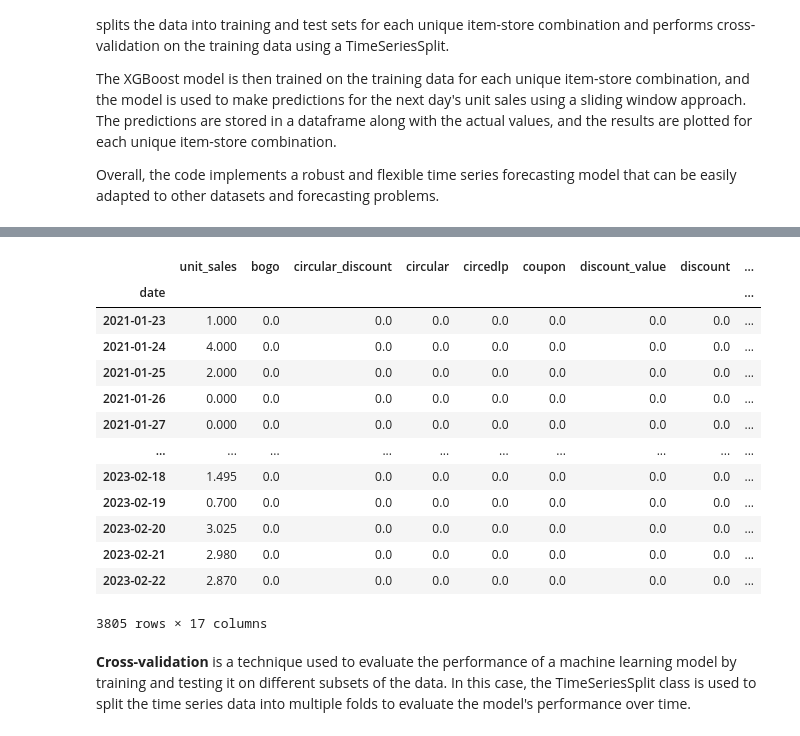
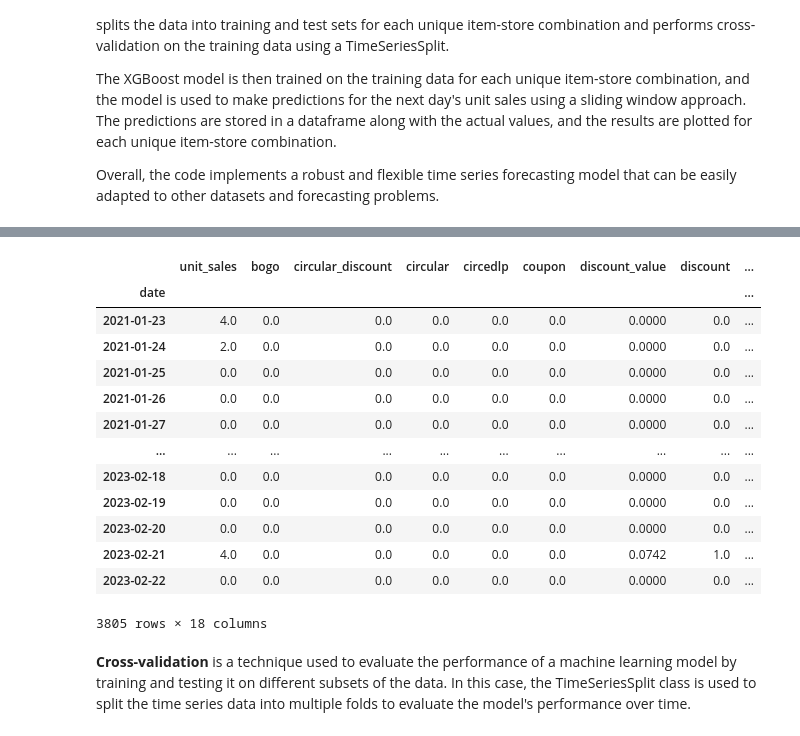
Before and after one commit to mgmicael77/FORECAST, a Jupyter notebook: xgboost-rc.ipynb, the cells around one changed output, grey strips where cells are left out. Cells and saved outputs as stored; diff of their text form; code cells hidden in the pictures.

```diff
--- a/xgboost-rc.ipynb
+++ b/xgboost-rc.ipynb
@@ -37,47 +37,47 @@ data = pd.read_csv(total_csv_path)
 data = data[data['store'] == 548]
 
 # Add 'unique_id' column
 #data['unique_id'] = data['item_nbr'].astype(str) + '_' + data['store'].astype(str)
 data['unique_id'] = data['item_nbr'].astype(int)
 
 # Drop 'item_nbr' and 'store' columns
 data.drop(['item_nbr', 'store'], axis=1, inplace=True)
 
 # Select 1 random unique_ids and filter the data
-#random_unique_ids = random.sample(list(data['unique_id'].unique()), 5)
-random_unique_ids = data['unique_id'].unique()
+random_unique_ids = random.sample(list(data['unique_id'].unique()), 5)
+#random_unique_ids = data['unique_id'].unique()
 data = data[data['unique_id'].isin(random_unique_ids)]
 
 #data = data.drop('index', axis=1)
 # Sort the data by 'unique_id' and 'date'
 data.sort_values(by=['unique_id', 'date'], inplace=True)
 
 # Convert the date column to a datetime object and set it as the index
 data['date'] = pd.to_datetime(data['date'])
 data.set_index('date', inplace=True)
 
 # Assuming the data is already loaded into the DataFrame 'data'
 data['category'] = data['category'].fillna('undefined')
 
 # One-hot encoding for the 'category' column if there are more categories
 data = pd.get_dummies(data, columns=['category'])
 
 data
 # %% [output]
 |  | unit_sales | bogo | circular_discount | circular | circedlp | coupon | discount_value | discount | ... |
 | date |  |  |  |  |  |  |  |  | ... |
-| 2021-01-23 | 1.000 | 0.0 | 0.0 | 0.0 | 0.0 | 0.0 | 0.0 | 0.0 | ... |
-| 2021-01-24 | 4.000 | 0.0 | 0.0 | 0.0 | 0.0 | 0.0 | 0.0 | 0.0 | ... |
-| 2021-01-25 | 2.000 | 0.0 | 0.0 | 0.0 | 0.0 | 0.0 | 0.0 | 0.0 | ... |
-| 2021-01-26 | 0.000 | 0.0 | 0.0 | 0.0 | 0.0 | 0.0 | 0.0 | 0.0 | ... |
-| 2021-01-27 | 0.000 | 0.0 | 0.0 | 0.0 | 0.0 | 0.0 | 0.0 | 0.0 | ... |
+| 2021-01-23 | 4.0 | 0.0 | 0.0 | 0.0 | 0.0 | 0.0 | 0.0000 | 0.0 | ... |
+| 2021-01-24 | 2.0 | 0.0 | 0.0 | 0.0 | 0.0 | 0.0 | 0.0000 | 0.0 | ... |
+| 2021-01-25 | 0.0 | 0.0 | 0.0 | 0.0 | 0.0 | 0.0 | 0.0000 | 0.0 | ... |
+| 2021-01-26 | 0.0 | 0.0 | 0.0 | 0.0 | 0.0 | 0.0 | 0.0000 | 0.0 | ... |
+| 2021-01-27 | 0.0 | 0.0 | 0.0 | 0.0 | 0.0 | 0.0 | 0.0000 | 0.0 | ... |
 | ... | ... | ... | ... | ... | ... | ... | ... | ... | ... |
-| 2023-02-18 | 1.495 | 0.0 | 0.0 | 0.0 | 0.0 | 0.0 | 0.0 | 0.0 | ... |
-| 2023-02-19 | 0.700 | 0.0 | 0.0 | 0.0 | 0.0 | 0.0 | 0.0 | 0.0 | ... |
-| 2023-02-20 | 3.025 | 0.0 | 0.0 | 0.0 | 0.0 | 0.0 | 0.0 | 0.0 | ... |
-| 2023-02-21 | 2.980 | 0.0 | 0.0 | 0.0 | 0.0 | 0.0 | 0.0 | 0.0 | ... |
-| 2023-02-22 | 2.870 | 0.0 | 0.0 | 0.0 | 0.0 | 0.0 | 0.0 | 0.0 | ... |
+| 2023-02-18 | 0.0 | 0.0 | 0.0 | 0.0 | 0.0 | 0.0 | 0.0000 | 0.0 | ... |
+| 2023-02-19 | 0.0 | 0.0 | 0.0 | 0.0 | 0.0 | 0.0 | 0.0000 | 0.0 | ... |
+| 2023-02-20 | 0.0 | 0.0 | 0.0 | 0.0 | 0.0 | 0.0 | 0.0000 | 0.0 | ... |
+| 2023-02-21 | 4.0 | 0.0 | 0.0 | 0.0 | 0.0 | 0.0 | 0.0742 | 1.0 | ... |
+| 2023-02-22 | 0.0 | 0.0 | 0.0 | 0.0 | 0.0 | 0.0 | 0.0000 | 0.0 | ... |
-3805 rows × 17 columns
+3805 rows × 18 columns
 # %% [markdown]
 **Cross-validation** is a technique used to evaluate the performance of a machine learning model by training and testing it on different subsets of the data. In this case, the TimeSeriesSplit class is used to split the time series data into multiple folds to evaluate the model's performance over time.
 # %%
```
Also changed, not shown: parts of 12 cells of this notebook.
